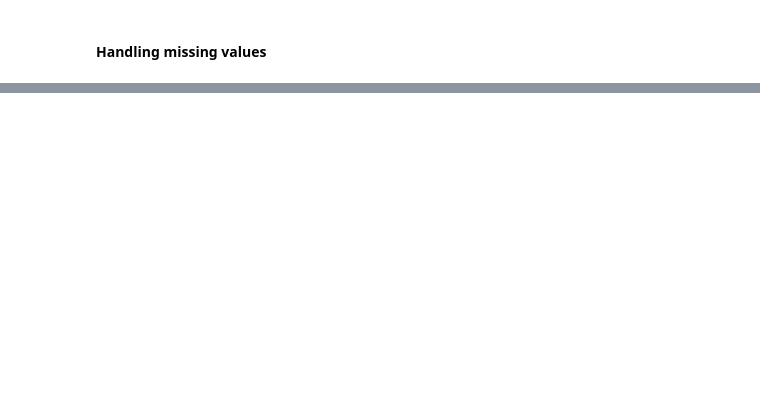
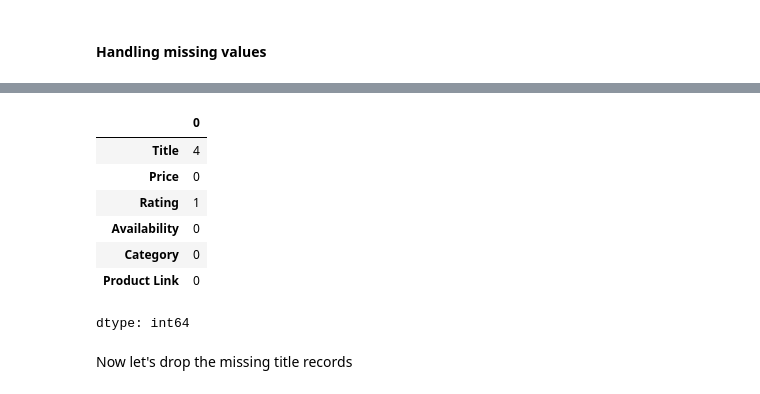
Before and after one commit to MAI-AIIU/advanced-programming, a Jupyter notebook: assignments/first/src/First_Assignment.ipynb, the cells around one changed output, grey strips where cells are left out. Saved outputs shown, nothing was run; the diff lists cells and outputs as text; code cells hidden in the pictures; blank space fills up the shorter version.

```diff
--- a/assignments/first/src/First_Assignment.ipynb
+++ b/assignments/first/src/First_Assignment.ipynb
@@ -271,0 +324,17 @@ As per above analysis, scrape books don't have any missing value but Github book
+# %%
+github_books["Category"] = github_books["Category"].fillna(
+    github_books["Category"].mode().iloc[0]
+)
+# %%
+github_books.isna().sum()
+# %% [output]
+|  | 0 |
+| Title | 4 |
+| Price | 0 |
+| Rating | 1 |
+| Availability | 0 |
+| Category | 0 |
+| Product Link | 0 |
+dtype: int64
+# %% [markdown]
+Now let's drop the missing title records
```
Also changed, not shown: parts of 22 cells of this notebook.
